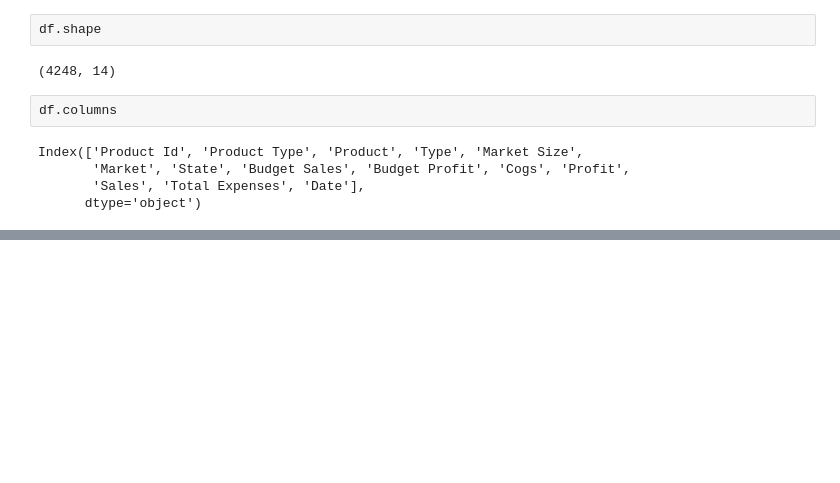
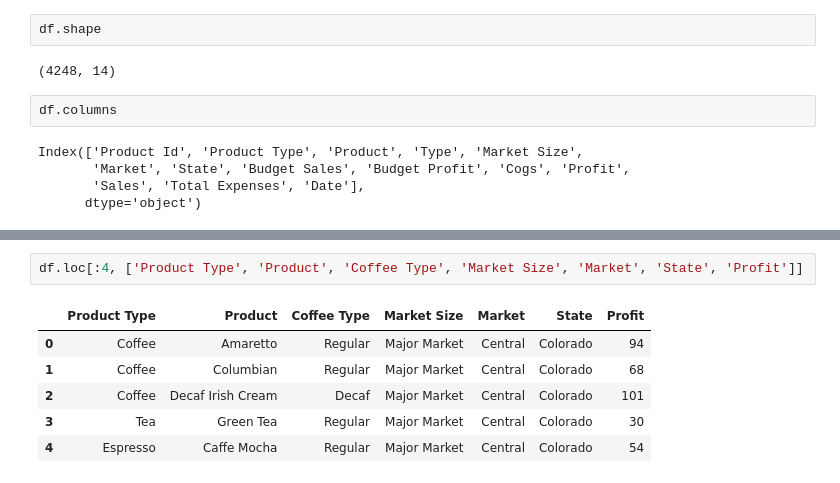
Before and after one commit to alishanstyles/CoffeeChain, a Jupyter notebook: startercode.ipynb, the cells around one changed output, grey strips where cells are left out. Drawn from its saved outputs; the diff is of its cells as text; blank space fills up the shorter version.

```diff
--- a/startercode.ipynb
+++ b/startercode.ipynb
@@ -33,0 +126,9 @@ Index(['Product Id', 'Product Type', 'Product', 'Type', 'Market Size',
+# %%
+df.loc[:4, ['Product Type', 'Product', 'Coffee Type', 'Market Size', 'Market', 'State', 'Profit']]
+# %% [output]
+|  | Product Type | Product | Coffee Type | Market Size | Market | State | Profit |
+| 0 | Coffee | Amaretto | Regular | Major Market | Central | Colorado | 94 |
+| 1 | Coffee | Columbian | Regular | Major Market | Central | Colorado | 68 |
+| 2 | Coffee | Decaf Irish Cream | Decaf | Major Market | Central | Colorado | 101 |
+| 3 | Tea | Green Tea | Regular | Major Market | Central | Colorado | 30 |
+| 4 | Espresso | Caffe Mocha | Regular | Major Market | Central | Colorado | 54 |
```
Also changed, not shown: parts of 9 cells of this notebook.
